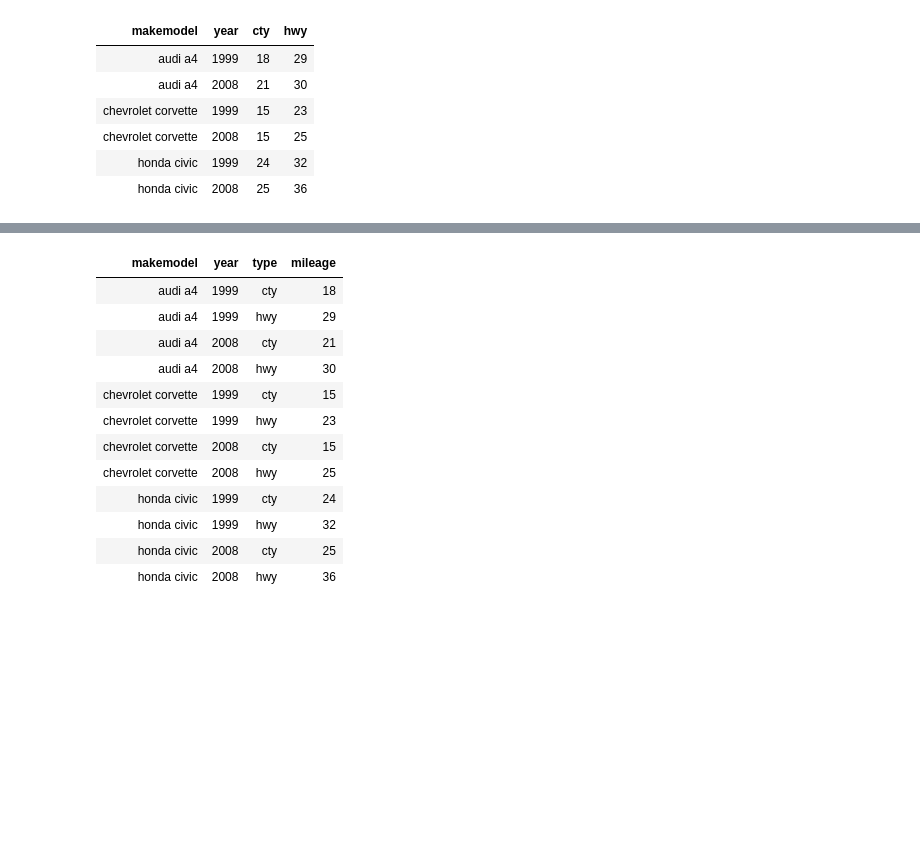
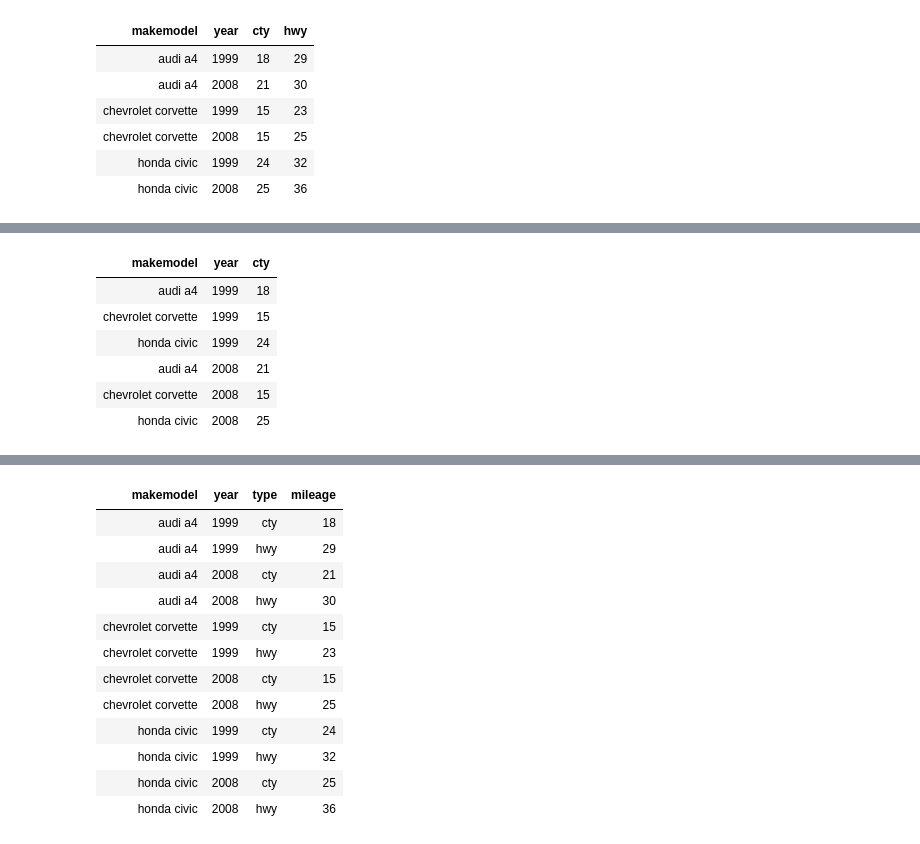
Before and after one commit to compbiocore/tidyverse-workshop, a Jupyter notebook: notebooks/workshop.ipynb, the cells around one changed output, grey strips where cells are left out. Cells and saved outputs as stored; diff of their text form; code cells hidden in the pictures; blank space fills up the shorter version.

```diff
--- a/notebooks/workshop.ipynb
+++ b/notebooks/workshop.ipynb
@@ -108,0 +155,11 @@ table1
+# %%
+tidy2a <- gather(table2a,`1999`,`2008`,key="year",value="cty")
+tidy2a
+# %% [output]
+| makemodel | year | cty |
+| audi a4 | 1999 | 18 |
+| chevrolet corvette | 1999 | 15 |
+| honda civic | 1999 | 24 |
+| audi a4 | 2008 | 21 |
+| chevrolet corvette | 2008 | 15 |
+| honda civic | 2008 | 25 |
```
Also changed, not shown: parts of 53 cells of this notebook, 53 other files.
